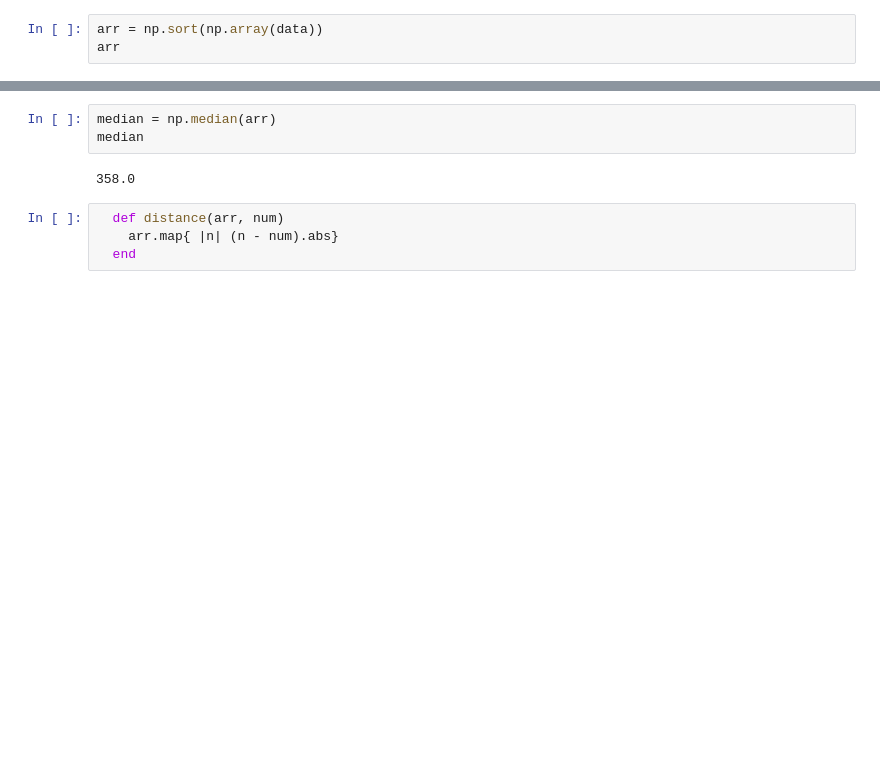
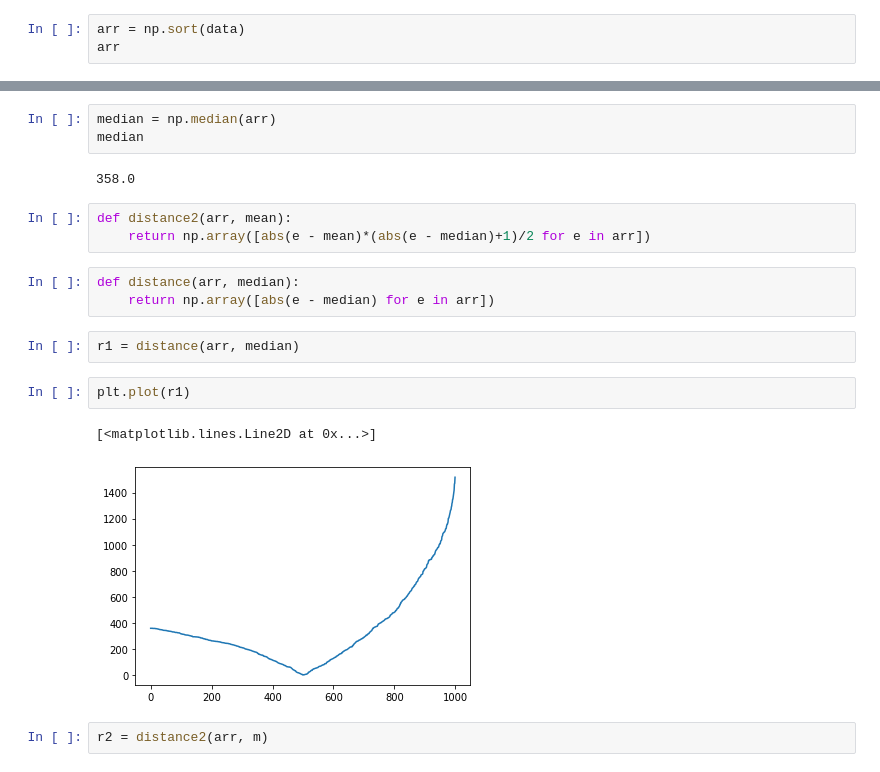
Before and after one commit to Agnes-Lain/advent-of-code-2021, a Jupyter notebook: Untitled.ipynb, the cells around one changed output, grey strips where cells are left out. Cells and saved outputs as stored; diff of their text form; blank space fills up the shorter version.

```diff
--- a/Untitled.ipynb
+++ b/Untitled.ipynb
@@ -5,7 +5,7 @@ import numpy as np
 # %%
 import matplotlib.pyplot as plt
 # %%
-arr = np.sort(np.array(data))
+arr = np.sort(data)
 arr
 # %% [output]
 array([   0,    0,    0,    0,    0,    0,    0,    1,    1,    1,    1,
@@ -52,7 +52,18 @@ median = np.median(arr)
 median
 # %% [output]
 358.0
-# %%
-  def distance(arr, num)
-    arr.map{ |n| (n - num).abs}
-  end
+# %%
+def distance2(arr, mean):
+    return np.array([abs(e - mean)*(abs(e - median)+1)/2 for e in arr])
+# %%
+def distance(arr, median):
+    return np.array([abs(e - median) for e in arr])
+# %%
+r1 = distance(arr, median)
+# %%
+plt.plot(r1)
+# %% [output]
+[<matplotlib.lines.Line2D at 0x...>]
+[figure, added]
+# %%
+r2 = distance2(arr, m)
```
Also changed, not shown: parts of 2 cells of this notebook, 2 other files.
